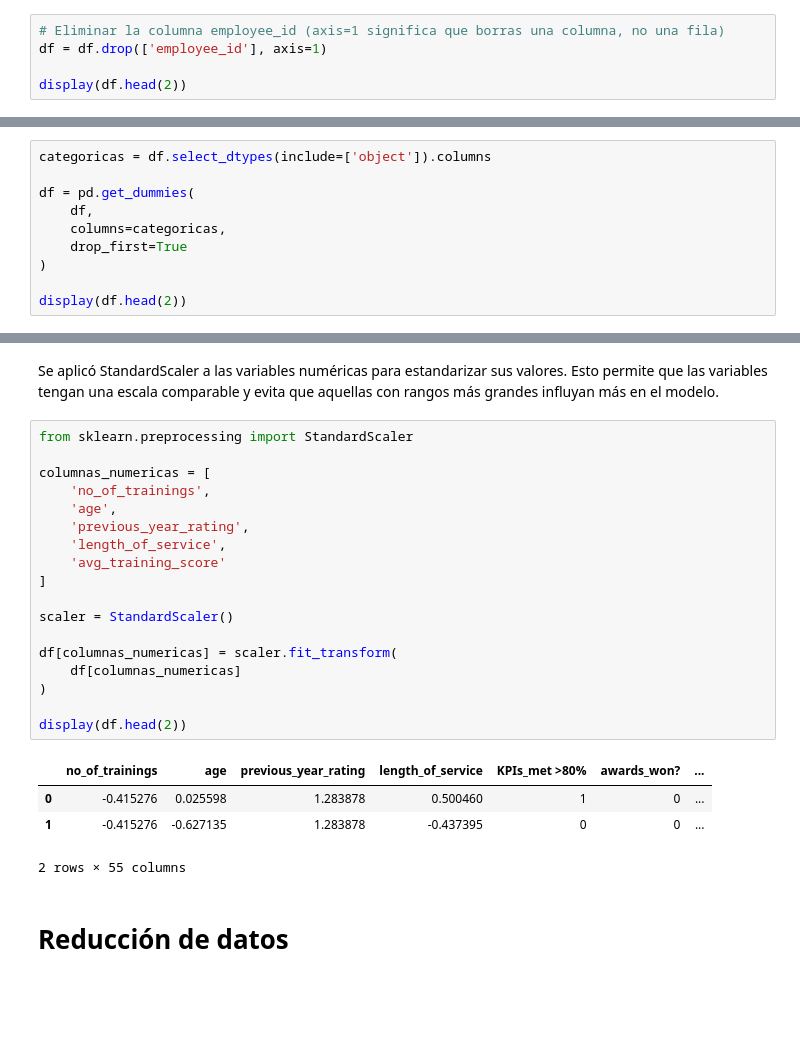
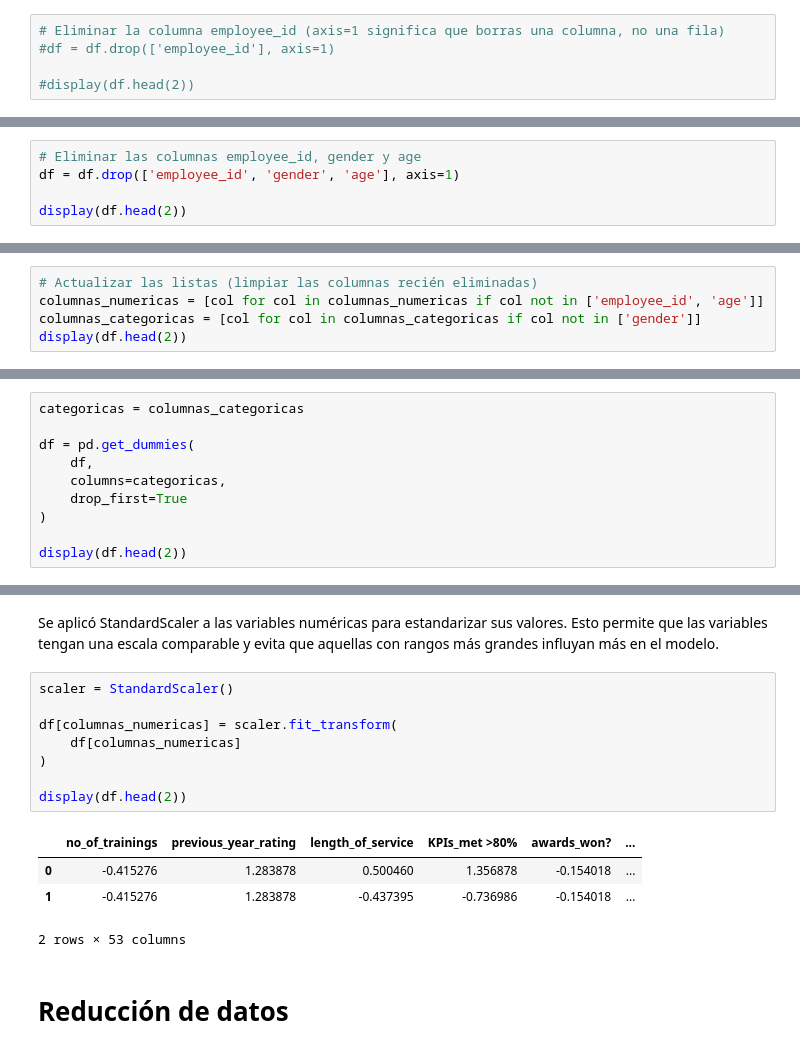
Before and after one commit to lMiaul/ML_TF, a Jupyter notebook: pipeline.ipynb, the cells around one changed output, grey strips where cells are left out. Cells and saved outputs as stored; diff of their text form; blank space fills up the shorter version.

Commit message:
feat: add StandardScaler and update notebook execution counts

```diff
--- a/pipeline.ipynb
+++ b/pipeline.ipynb
@@ -507,6 +508,6 @@ employee_id:
 - No aporta absolutamente ninguna capacidad predictiva porque no hay ningún patrón subyacente (el número de ID no determina si eres bueno o malo en tu trabajo).
 # %%
 # Eliminar la columna employee_id (axis=1 significa que borras una columna, no una fila)
-df = df.drop(['employee_id'], axis=1)
+#df = df.drop(['employee_id'], axis=1)
 
-display(df.head(2))
+#display(df.head(2))
@@ -516,0 +518,5 @@ display(df.head(2))
+# %%
+# Eliminar las columnas employee_id, gender y age
+df = df.drop(['employee_id', 'gender', 'age'], axis=1)
+
+display(df.head(2))
@@ -516,0 +527,5 @@ display(df.head(2))
+# %%
+# Actualizar las listas (limpiar las columnas recién eliminadas)
+columnas_numericas = [col for col in columnas_numericas if col not in ['employee_id', 'age']]
+columnas_categoricas = [col for col in columnas_categoricas if col not in ['gender']]
+display(df.head(2))
@@ -519,7 +538,7 @@ display(df.head(2))
 # %% [markdown]
 Las variables categóricas fueron transformadas mediante One-Hot Encoding para convertir los valores de texto en variables numéricas binarias. Posteriormente, las variables numéricas fueron escaladas utilizando StandardScaler para homogeneizar sus rangos y facilitar el entrenamiento de los modelos de Machine Learning.
 # %%
-categoricas = df.select_dtypes(include=['object']).columns
+categoricas = columnas_categoricas
 
 df = pd.get_dummies(
     df,
@@ -540,28 +557,18 @@ See https://pandas.pydata.org/docs/user_guide/migration-3-strings.html#string-mi
 # %% [markdown]
 Se aplicó StandardScaler a las variables numéricas para estandarizar sus valores. Esto permite que las variables tengan una escala comparable y evita que aquellas con rangos más grandes influyan más en el modelo.
 # %%
-from sklearn.preprocessing import StandardScaler
-
-columnas_numericas = [
-    'no_of_trainings',
-    'age',
-    'previous_year_rating',
-    'length_of_service',
-    'avg_training_score'
-]
-
 scaler = StandardScaler()
 
 df[columnas_numericas] = scaler.fit_transform(
     df[columnas_numericas]
 )
 
 display(df.head(2))
 # %% [output]
-|  | no_of_trainings | age | previous_year_rating | length_of_service | KPIs_met >80% | awards_won? | ... |
-| 0 | -0.415276 | 0.025598 | 1.283878 | 0.500460 | 1 | 0 | ... |
-| 1 | -0.415276 | -0.627135 | 1.283878 | -0.437395 | 0 | 0 | ... |
+|  | no_of_trainings | previous_year_rating | length_of_service | KPIs_met >80% | awards_won? | ... |
+| 0 | -0.415276 | 1.283878 | 0.500460 | 1.356878 | -0.154018 | ... |
+| 1 | -0.415276 | 1.283878 | -0.437395 | -0.736986 | -0.154018 | ... |
-2 rows × 55 columns
+2 rows × 53 columns
 # %% [markdown]
 # Reducción de datos
 # %% [markdown]
```
Also changed, not shown: parts of 7 cells of this notebook, 1 other file.
